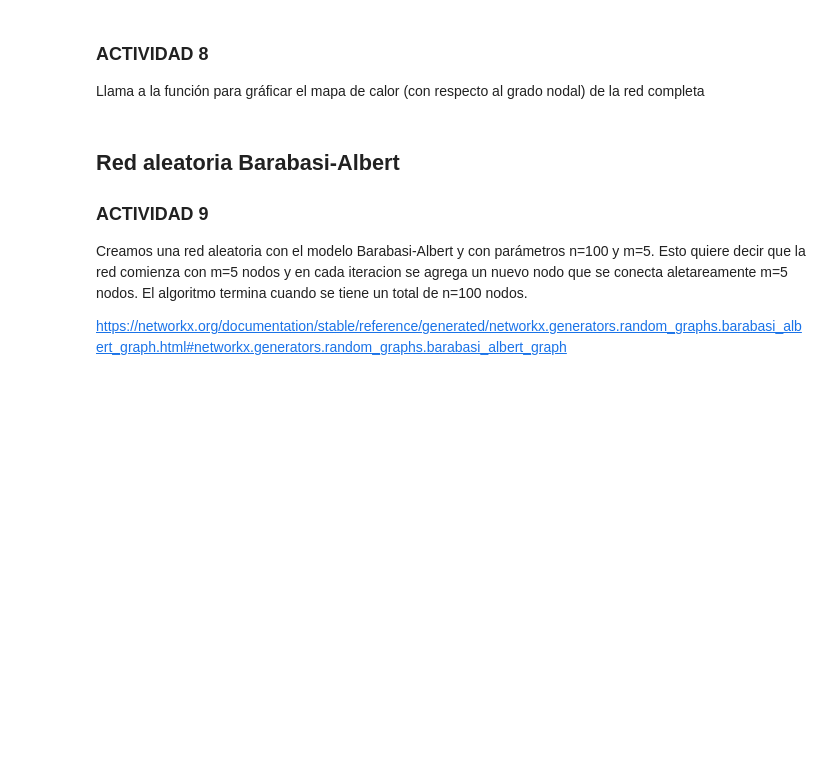
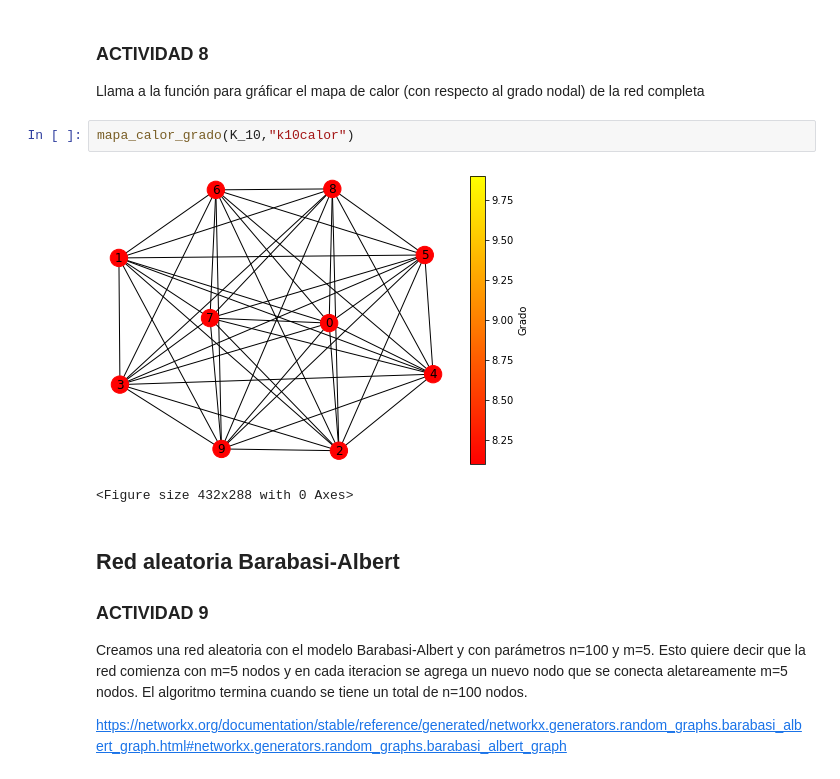
Before and after one commit to Rycci/practicas-ICT, a Jupyter notebook: Practica3/Practica 3.ipynb, the cells around one changed output. Drawn from its saved outputs; the diff is of its cells as text; blank space fills up the shorter version.

```diff
--- a/Practica3/Practica 3.ipynb
+++ b/Practica3/Practica 3.ipynb
@@ -175,6 +209,11 @@ Llama a la información para cálcular el grado promedio de la red completa
 # %% [markdown]
 ### ACTIVIDAD 8
 Llama a la función para gráficar el mapa de calor (con respecto al grado nodal) de la red completa
+# %%
+mapa_calor_grado(K_10,"k10calor")
+# %% [output]
+[figure, added]
+<Figure size 432x288 with 0 Axes>
 # %% [markdown]
 ## Red aleatoria Barabasi-Albert
 ### ACTIVIDAD 9
```
Also changed, not shown: parts of 27 cells of this notebook, 33 other files.
